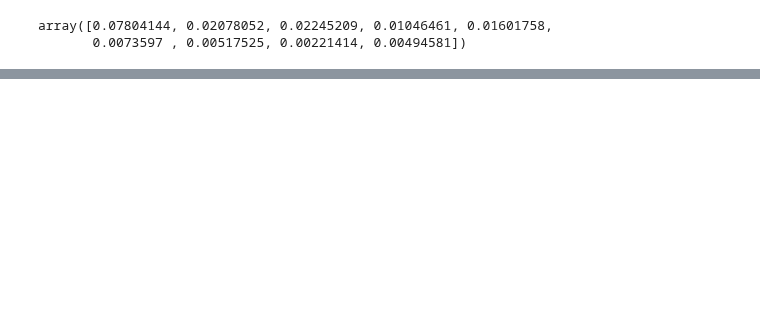
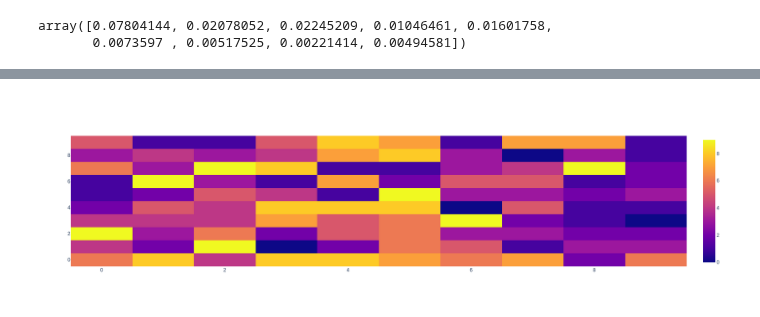
Before and after one commit to bernsblack/masters, a Jupyter notebook: Feature Selection with Mutual Information.ipynb, the cells around one changed output, grey strips where cells are left out. Drawn from its saved outputs; the diff is of its cells as text; code cells hidden in the pictures; blank space fills up the shorter version.

```diff
--- a/Feature Selection with Mutual Information.ipynb
+++ b/Feature Selection with Mutual Information.ipynb
@@ -162,0 +439,17 @@ array([0.07804144, 0.02078052, 0.02245209, 0.01046461, 0.01601758,
+# %%
+nx = 10
+ny = 10
+z = np.random.randint(0,10,(nx,ny))
+x = np.arange(nx)
+y = np.arange(ny)
+# %%
+import plotly.graph_objects as go
+
+fig = go.Figure(data=go.Heatmap(
+                   z=z,
+                   x=x,
+                   y=y,
+                   hoverongaps = True), layout_height=500, layout_width=500)
+fig.show()
+# %% [output]
+[figure, added]
```
Also changed, not shown: parts of 12 cells of this notebook, 4 other files.
